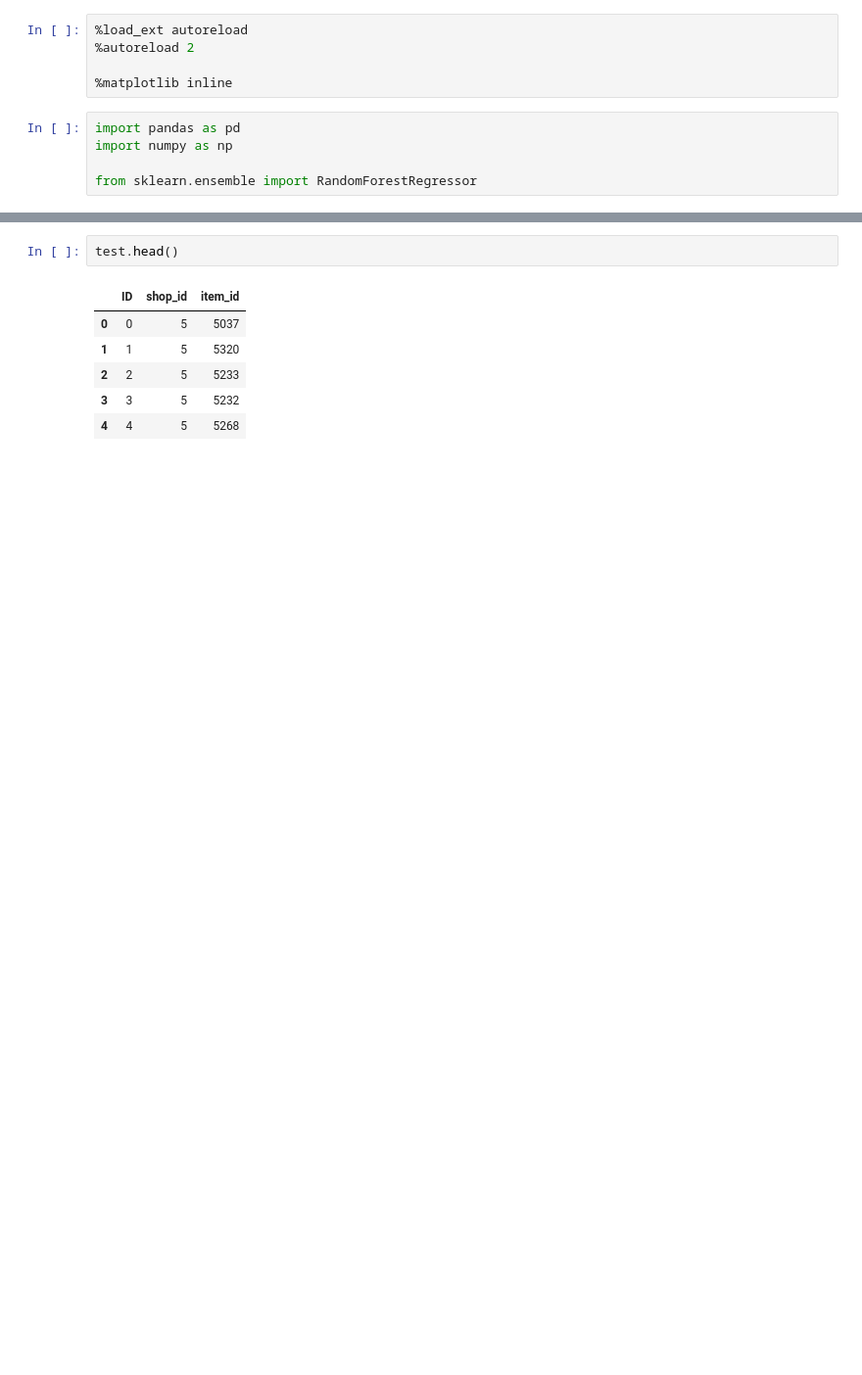
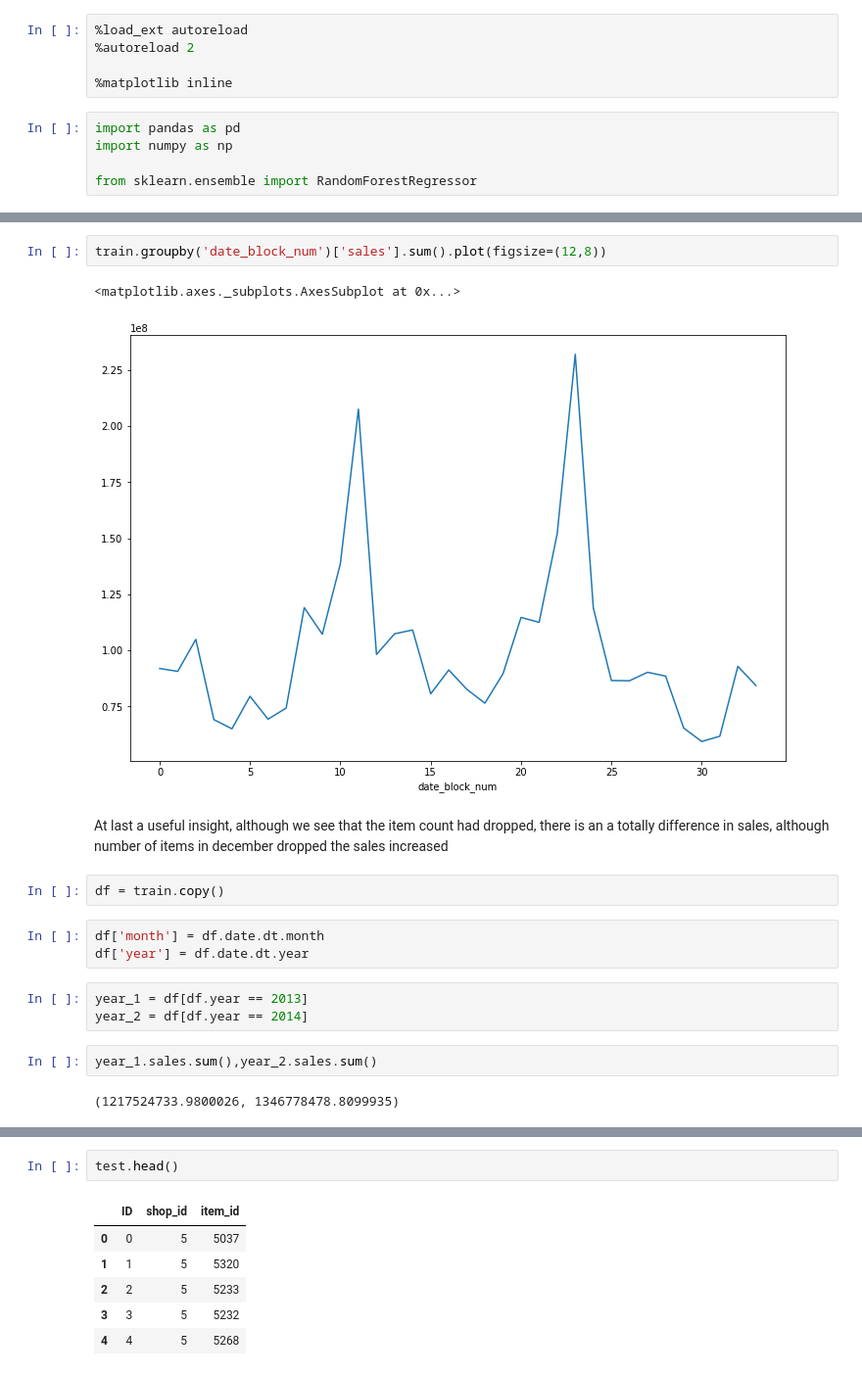
Before and after one commit to waficf/Kaggle_Competitions, a Jupyter notebook: Grocery.ipynb, the cells around one changed output, grey strips where cells are left out. Shown at 98% size. Saved outputs shown, nothing was run; the diff lists cells and outputs as text; blank space fills up the shorter version.

```diff
--- a/Grocery.ipynb
+++ b/Grocery.ipynb
@@ -23,0 +56,19 @@ train.shape
+# %%
+train.groupby('date_block_num')['sales'].sum().plot(figsize=(12,8))
+# %% [output]
+<matplotlib.axes._subplots.AxesSubplot at 0x...>
+[figure, added]
+# %% [markdown]
+At last a useful insight, although we see that the item count had dropped, there is an a totally difference in sales, although number of items in december dropped the sales increased
+# %%
+df = train.copy()
+# %%
+df['month'] = df.date.dt.month
+df['year'] = df.date.dt.year
+# %%
+year_1 = df[df.year == 2013]
+year_2 = df[df.year == 2014]
+# %%
+year_1.sales.sum(),year_2.sales.sum()
+# %% [output]
+(1217524733.9800026, 1346778478.8099935)
```
Also changed, not shown: parts of 13 cells of this notebook, 1 other file.
